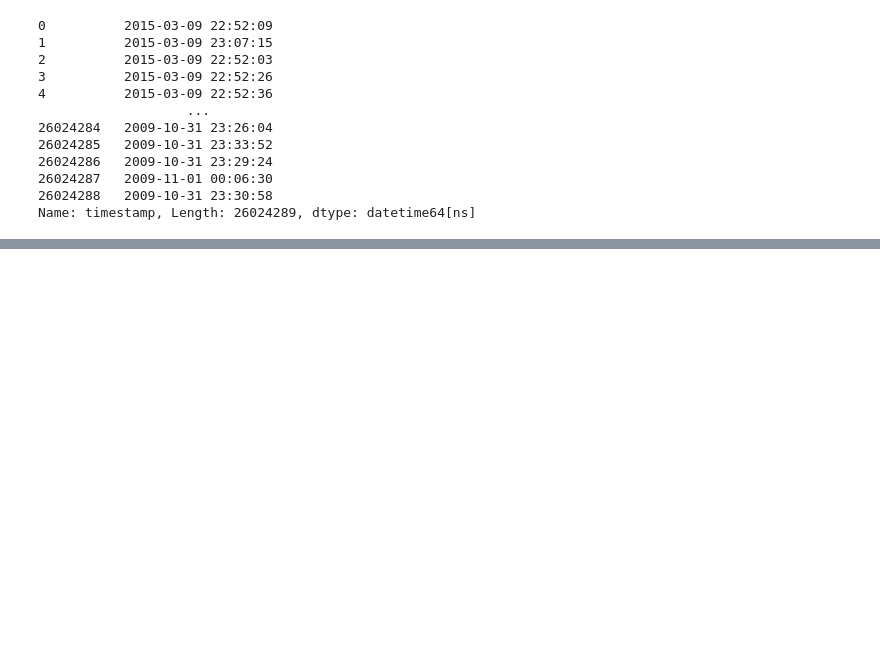
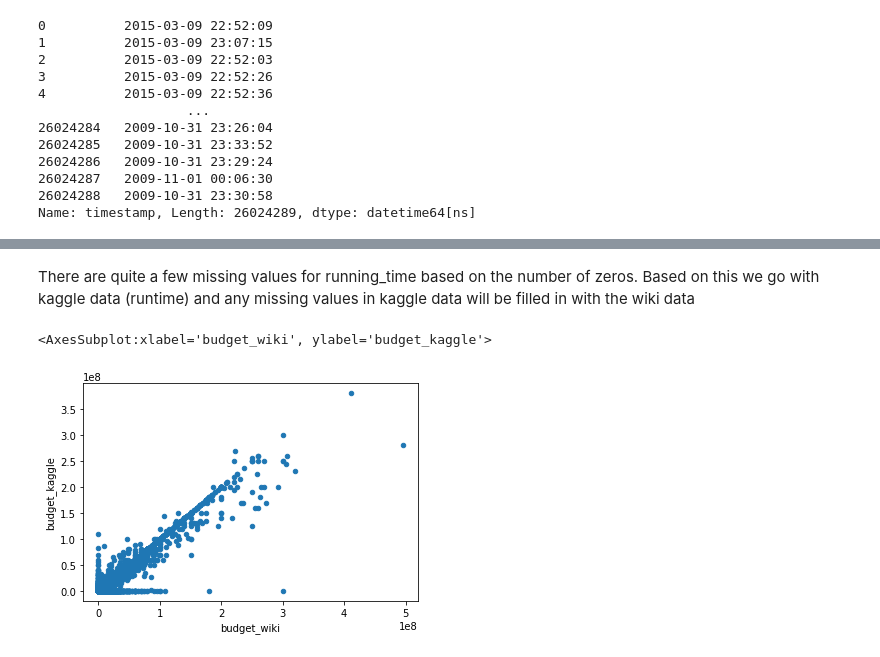
Before and after one commit to ariw237/Movies_ETL, a Jupyter notebook: movies_ETL.ipynb, the cells around one changed output, grey strips where cells are left out. Cells and saved outputs as stored; diff of their text form; code cells hidden in the pictures; blank space fills up the shorter version.

```diff
--- a/movies_ETL.ipynb
+++ b/movies_ETL.ipynb
@@ -1436,0 +1588,8 @@ ratings['rating'].describe()
+# %% [markdown]
+There are quite a few missing values for running_time based on the number of zeros. Based on this we go with kaggle data (runtime) and any missing values in kaggle data will be filled in with the wiki data
+# %%
+#Lets do the same with budget:
+movies_df.fillna(0).plot(x='budget_wiki',y='budget_kaggle', kind='scatter')
+# %% [output]
+<AxesSubplot:xlabel='budget_wiki', ylabel='budget_kaggle'>
+[figure, added]
```
Also changed, not shown: parts of 62 cells of this notebook.
